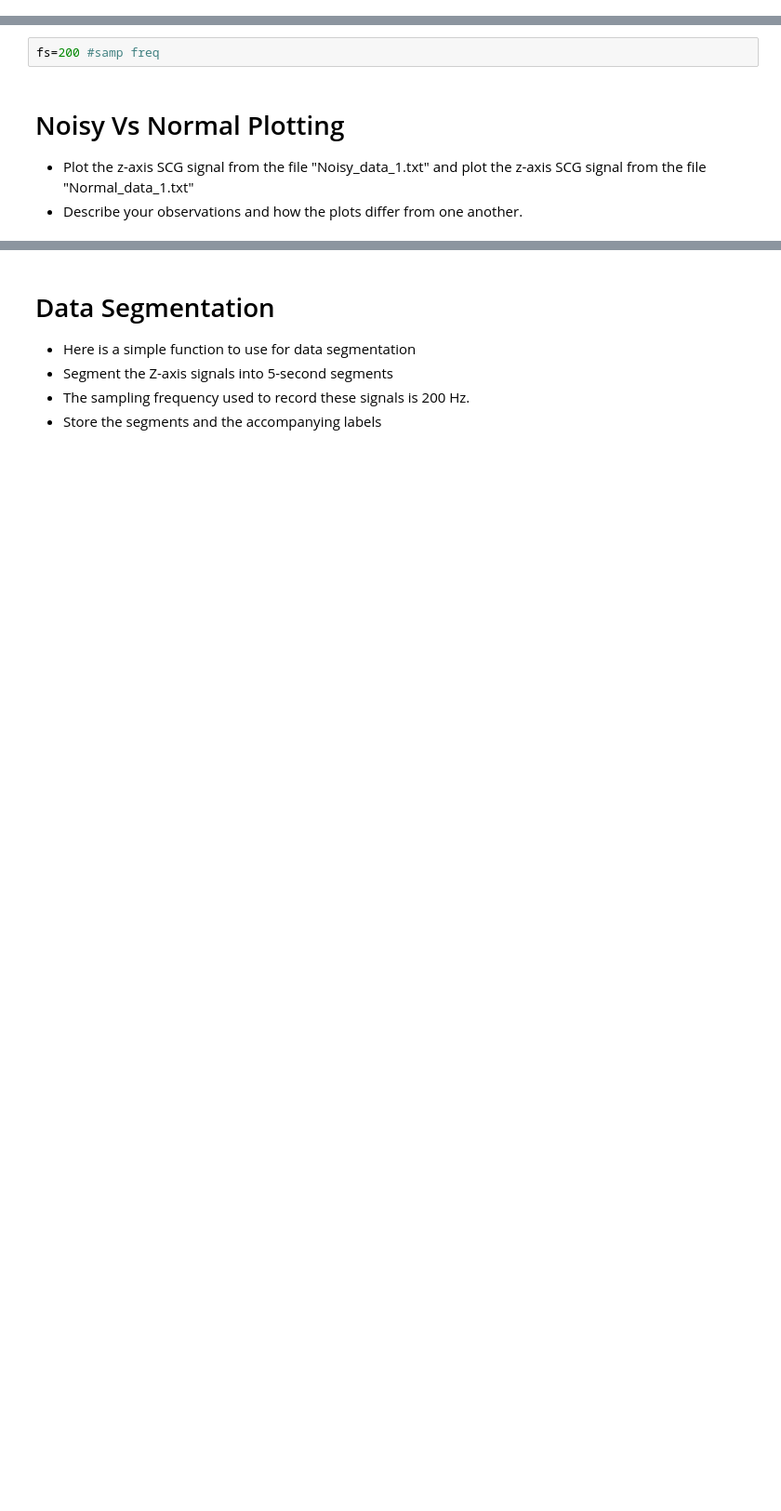
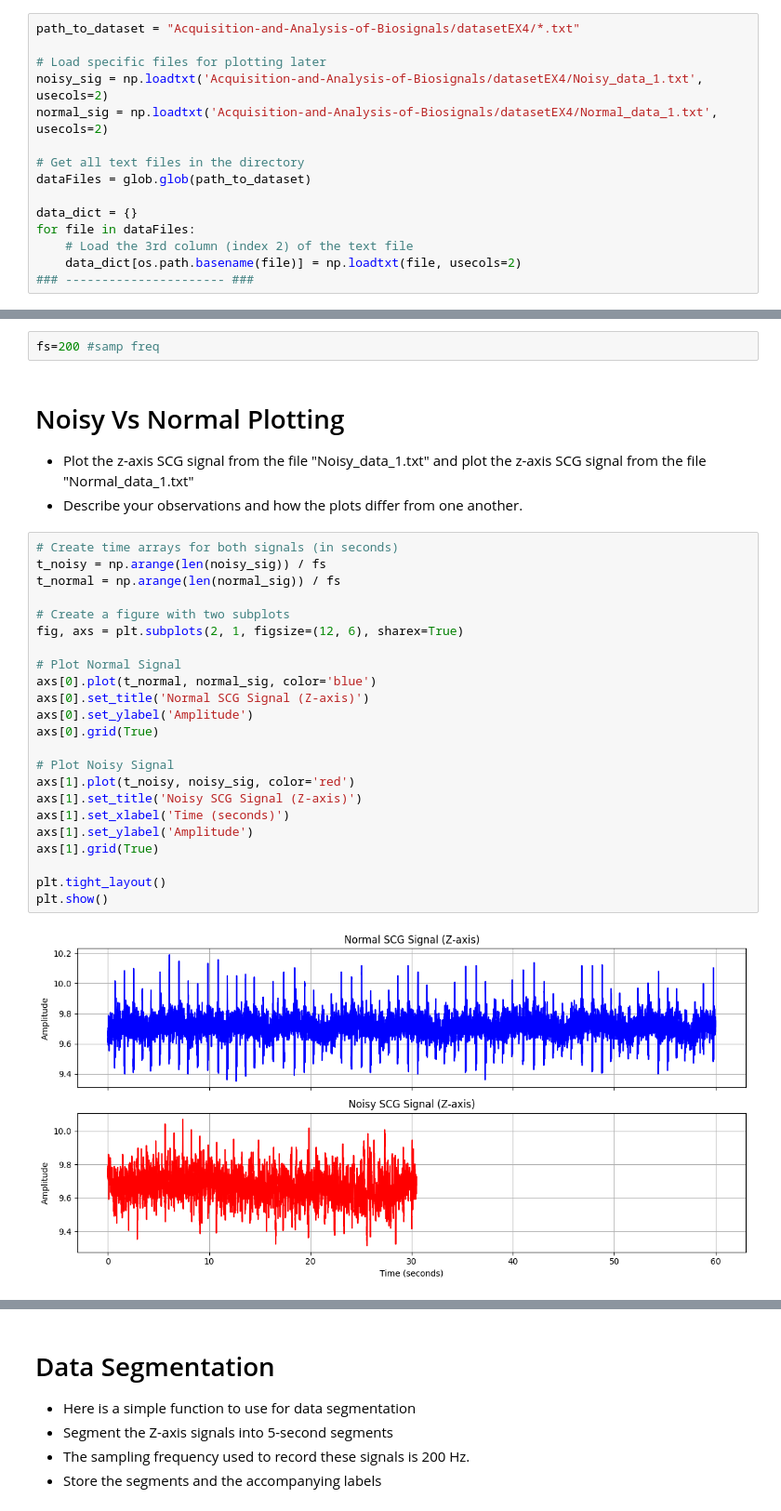
Before and after one commit to simulate111/Acquisition-and-Analysis-of-Biosignals, a Jupyter notebook: dtek0042_exercise_4_.ipynb, the cells around one changed output, grey strips where cells are left out. Shown at 93% size. Saved outputs shown, nothing was run; the diff lists cells and outputs as text; blank space fills up the shorter version.

```diff
--- a/dtek0042_exercise_4_.ipynb
+++ b/dtek0042_exercise_4_.ipynb
@@ -48,0 +59,15 @@ from glob import glob
+# %%
+path_to_dataset = "Acquisition-and-Analysis-of-Biosignals/datasetEX4/*.txt"
+
+# Load specific files for plotting later
+noisy_sig = np.loadtxt('Acquisition-and-Analysis-of-Biosignals/datasetEX4/Noisy_data_1.txt', usecols=2)
+normal_sig = np.loadtxt('Acquisition-and-Analysis-of-Biosignals/datasetEX4/Normal_data_1.txt', usecols=2)
+
+# Get all text files in the directory
+dataFiles = glob.glob(path_to_dataset)
+
+data_dict = {}
+for file in dataFiles:
+    # Load the 3rd column (index 2) of the text file
+    data_dict[os.path.basename(file)] = np.loadtxt(file, usecols=2)
+### ---------------------- ###
@@ -53,3 +111,28 @@ fs=200 #samp freq
 
 * Plot the z-axis SCG signal from the file "Noisy_data_1.txt" and plot the z-axis SCG signal from the file "Normal_data_1.txt"
 * Describe your observations and how the plots differ from one another.
+# %%
+# Create time arrays for both signals (in seconds)
+t_noisy = np.arange(len(noisy_sig)) / fs
+t_normal = np.arange(len(normal_sig)) / fs
+
+# Create a figure with two subplots
+fig, axs = plt.subplots(2, 1, figsize=(12, 6), sharex=True)
+
+# Plot Normal Signal
+axs[0].plot(t_normal, normal_sig, color='blue')
+axs[0].set_title('Normal SCG Signal (Z-axis)')
+axs[0].set_ylabel('Amplitude')
+axs[0].grid(True)
+
+# Plot Noisy Signal
+axs[1].plot(t_noisy, noisy_sig, color='red')
+axs[1].set_title('Noisy SCG Signal (Z-axis)')
+axs[1].set_xlabel('Time (seconds)')
+axs[1].set_ylabel('Amplitude')
+axs[1].grid(True)
+
+plt.tight_layout()
+plt.show()
+# %% [output]
+[figure, added]
```
Also changed, not shown: parts of 8 cells of this notebook.
